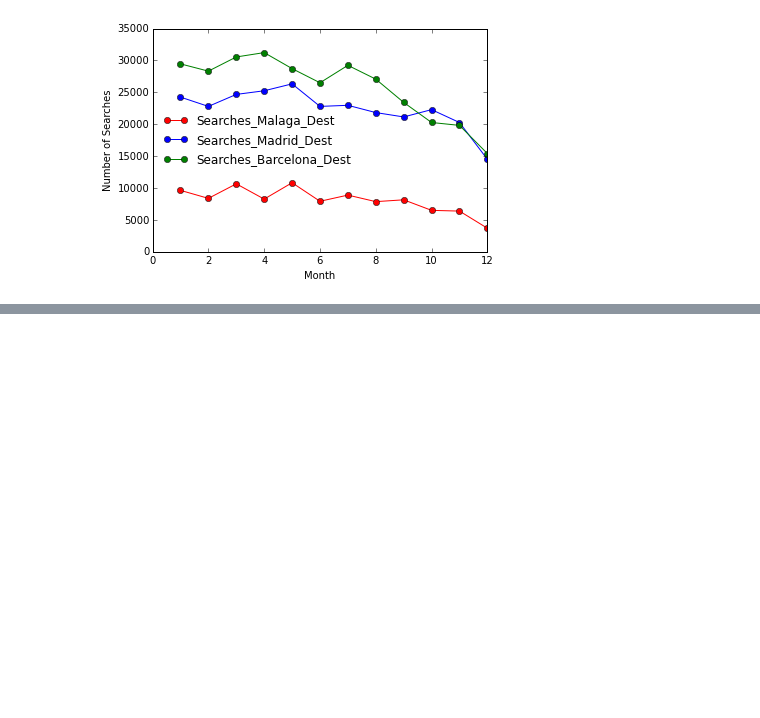
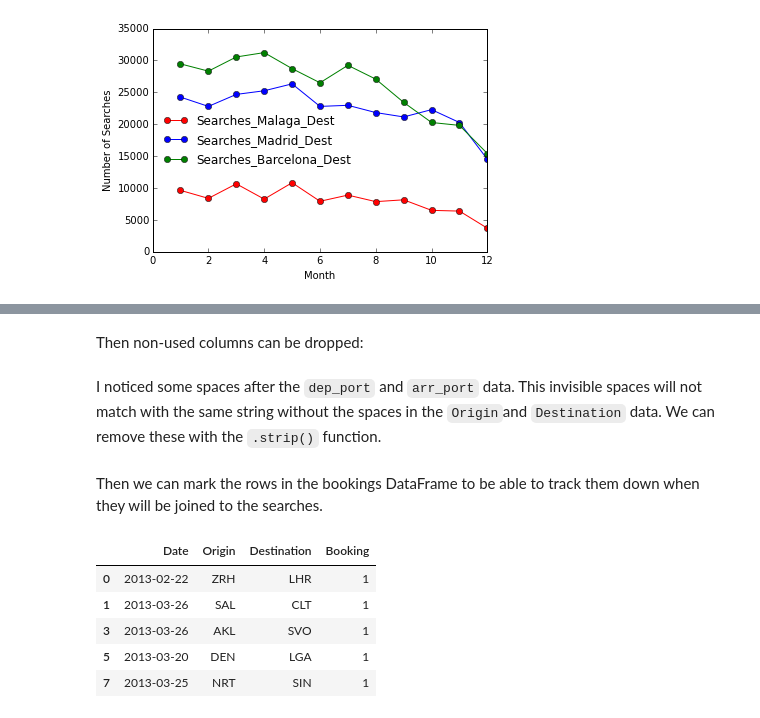
Before and after one commit to mgirardot/amadeus, a Jupyter notebook: Amadeus_Challenge_M_Girardot.ipynb, the cells around one changed output, grey strips where cells are left out. Cells and saved outputs as stored; diff of their text form; code cells hidden in the pictures; blank space fills up the shorter version.

```diff
--- a/Amadeus_Challenge_M_Girardot.ipynb
+++ b/Amadeus_Challenge_M_Girardot.ipynb
@@ -277,0 +395,3 @@ plt.show()
+# %%
+dataFixed = pd.read_csv('C:/Users/Michael/Desktop/Amadeus_dataset/bookings_fixed.csv', usecols=['cre_date           ', 'dep_port','arr_port'])
+searches = pd.read_csv('C:/Users/Michael/Desktop/Amadeus_dataset/searches.csv', delimiter='^', header=0)
@@ -277,0 +400,5 @@ plt.show()
+# %%
+rows = searches[searches.Date == '2013-01-01,10:15:33,MPT,b0af35b31588dc4ab06d5cf2986e8e02,MD,ATH,MIL,0,1,ATH,MIL,2013-01-04,,,,,,,,,,,,,,,,,,,,,,,,,,,,1ASIWS,0,0,0,d41d8cd98f00b204e9800998ecf8427e,KIV'].index
+searches.drop(rows, inplace=True)
+searches.drop_duplicates(inplace=True)
+dataFixed.drop_duplicates(inplace=True)
@@ -277,0 +409,5 @@ plt.show()
+# %%
+dataFixed['Date']=pd.to_datetime(dataFixed['cre_date           '])
+searches['Date']=pd.to_datetime(searches['Date'])
+# %% [markdown]
+Then non-used columns can be dropped:
@@ -277,0 +416,21 @@ plt.show()
+# %% [markdown]
+I noticed some spaces after the `dep_port` and `arr_port` data. This invisible spaces will not match with the same string without the spaces in the `Origin`and `Destination` data. We can remove these with the `.strip()` function.
+# %%
+dataFixed['Origin'] = dataFixed['dep_port'].map(str.strip)
+dataFixed['Destination'] = dataFixed['arr_port'].map(str.strip)
+
+del dataFixed['dep_port']
+del dataFixed['arr_port']
+# %% [markdown]
+Then we can mark the rows in the bookings DataFrame to be able to track them down when they will be joined to the searches.
+# %%
+dataFixed['Booking']=1
+
+dataFixed.head()
+# %% [output]
+|  | Date | Origin | Destination | Booking |
+| 0 | 2013-02-22 | ZRH | LHR | 1 |
+| 1 | 2013-03-26 | SAL | CLT | 1 |
+| 3 | 2013-03-26 | AKL | SVO | 1 |
+| 5 | 2013-03-20 | DEN | LGA | 1 |
+| 7 | 2013-03-25 | NRT | SIN | 1 |
```
Also changed, not shown: parts of 44 cells of this notebook.
